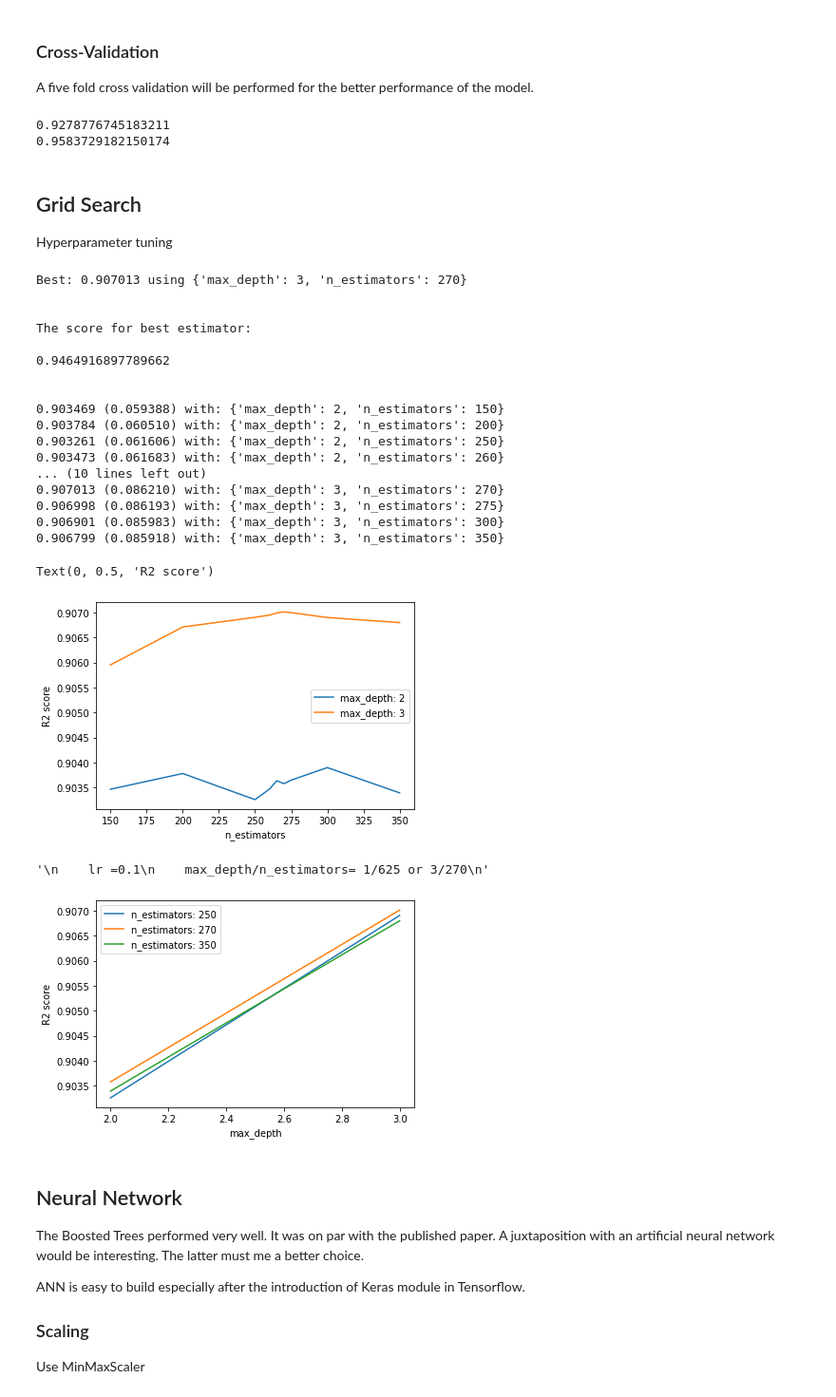
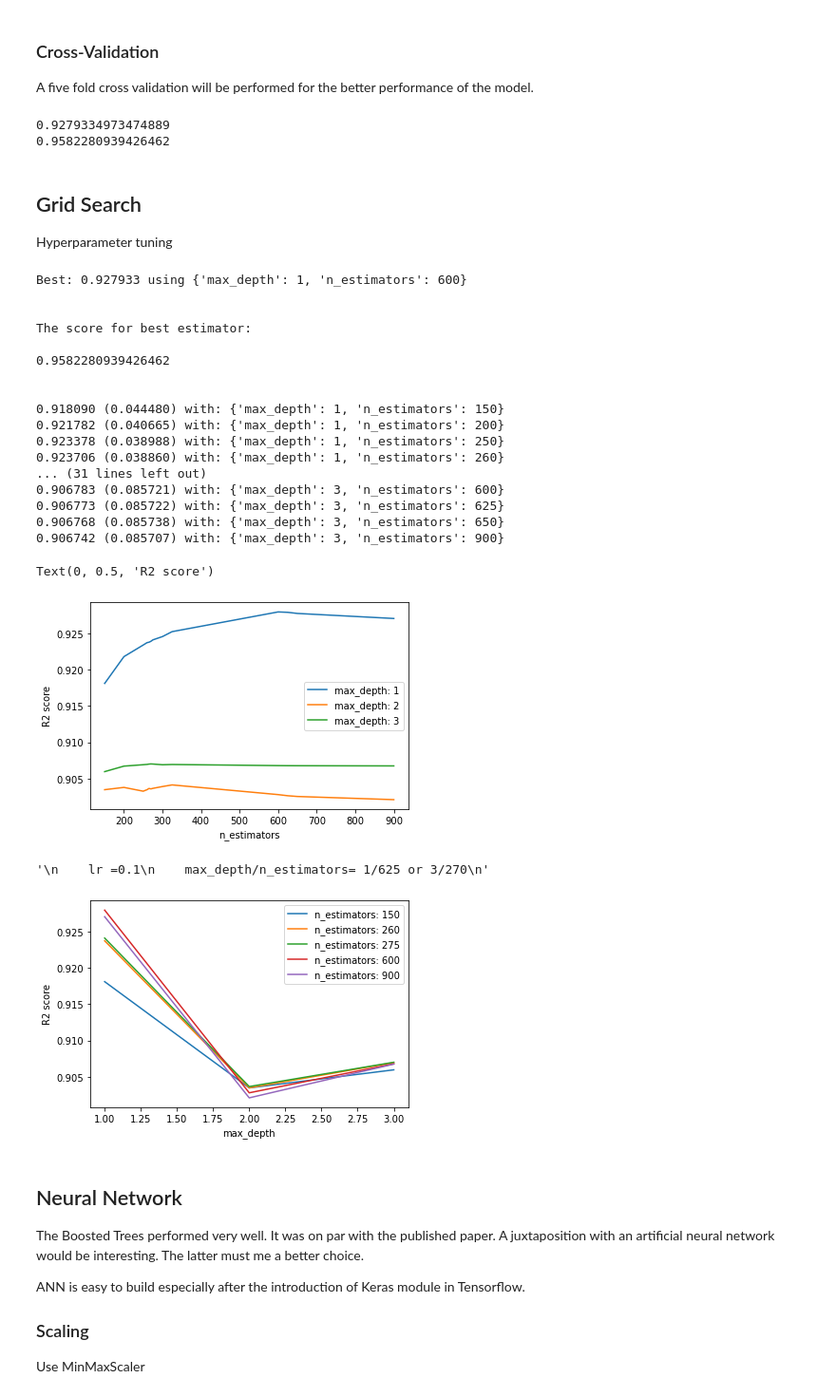
Before and after one commit to Pratha-Me/Half-Heusler-ML, a Jupyter notebook: main_HH.ipynb, the cells around one changed output. Shown: that part at 95% size. Cells and saved outputs as stored; diff of their text form; code cells hidden in the pictures.

```diff
--- a/main_HH.ipynb
+++ b/main_HH.ipynb
@@ -52,8 +52,8 @@ from matplotlib import pyplot as plt
 %matplotlib inline
 
 # dirPath= 'drive/Mydrive/'
-# dirPath= 'assets/'
-dirPath= '../input/assets/'
+dirPath= 'assets/'
+# dirPath= '../input/assets/'
 # %%
 path_to_file = dirPath + 'HalfHeusler.csv'
 file_name = dirPath + 'Heusler compound.csv'
@@ -171,7 +171,7 @@ kf = KFold(n_splits=k)
 scoreR2 = []
 y_pred = []
 
-gbReg = GradientBoostingRegressor(n_estimators=625, max_depth= 1, random_state= seed)
+gbReg = GradientBoostingRegressor(n_estimators=600, max_depth= 1, random_state= seed)
 
 for train_idx, test_idx in kf.split(X):
     X_train, X_test = X.iloc[train_idx, :], X.iloc[test_idx, :]
@@ -189,14 +189,14 @@ X_train, X_test, y_train, y_test = train_test_split(X, y, test_size=0.2, random_
 gbReg.fit(X_train, y_train)
 print (gbReg.score(X_test, y_test))
 # %% [output]
-0.9278776745183211
-0.9583729182150174
+0.9279334973474889
+0.9582280939426462
 # %% [markdown]
 ## Grid Search
 Hyperparameter tuning
 # %%
-max_depth = [2, 3]
-n_estimators = [150, 200,250, 260, 265, 270, 275, 300, 350]
+max_depth = [1, 2, 3]
+n_estimators = [150, 200,250, 260, 265, 270, 275, 300, 325,600, 625, 650, 900]
 # max_depth = [1,2]
 # n_estimators = [325,600, 625, 650, 900]
 param_grid = dict(max_depth=max_depth, n_estimators= n_estimators)
@@ -229,42 +229,42 @@ plt.legend()
 plt.xlabel('n_estimators')
 plt.ylabel('R2 score')
 # %% [output]
-Best: 0.907013 using {'max_depth': 3, 'n_estimators': 270}
+Best: 0.927933 using {'max_depth': 1, 'n_estimators': 600}
 
 
 The score for best estimator:
 
-0.9464916897789662
+0.9582280939426462
 
 
-0.903469 (0.059388) with: {'max_depth': 2, 'n_estimators': 150}
-0.903784 (0.060510) with: {'max_depth': 2, 'n_estimators': 200}
-0.903261 (0.061606) with: {'max_depth': 2, 'n_estimators': 250}
-0.903473 (0.061683) with: {'max_depth': 2, 'n_estimators': 260}
-... (10 lines left out)
-0.907013 (0.086210) with: {'max_depth': 3, 'n_estimators': 270}
-0.906998 (0.086193) with: {'max_depth': 3, 'n_estimators': 275}
-0.906901 (0.085983) with: {'max_depth': 3, 'n_estimators': 300}
-0.906799 (0.085918) with: {'max_depth': 3, 'n_estimators': 350}
+0.918090 (0.044480) with: {'max_depth': 1, 'n_estimators': 150}
+0.921782 (0.040665) with: {'max_depth': 1, 'n_estimators': 200}
+0.923378 (0.038988) with: {'max_depth': 1, 'n_estimators': 250}
+0.923706 (0.038860) with: {'max_depth': 1, 'n_estimators': 260}
+... (31 lines left out)
+0.906783 (0.085721) with: {'max_depth': 3, 'n_estimators': 600}
+0.906773 (0.085722) with: {'max_depth': 3, 'n_estimators': 625}
+0.906768 (0.085738) with: {'max_depth': 3, 'n_estimators': 650}
+0.906742 (0.085707) with: {'max_depth': 3, 'n_estimators': 900}
 Text(0, 0.5, 'R2 score')
-[figure, old version]
+[figure, new version]
 # %%
 scores = np.array(means).reshape(len(max_depth), len(n_estimators))
 for i, value in enumerate(n_estimators):
-    if (i+1)%3 ==0:
+    if i%3 ==0:
         plt.plot(max_depth, scores[:, i], label='n_estimators: ' + str(value))
 
 plt.legend()
 plt.xlabel('max_depth')
 plt.ylabel('R2 score')
 
 '''
     lr =0.1
     max_depth/n_estimators= 1/625 or 3/270
 '''
 # %% [output]
 '\n    lr =0.1\n    max_depth/n_estimators= 1/625 or 3/270\n'
-[figure, old version]
+[figure, new version]
 # %% [markdown]
 ## Neural Network
 
```
Also changed, not shown: parts of 9 cells of this notebook.
